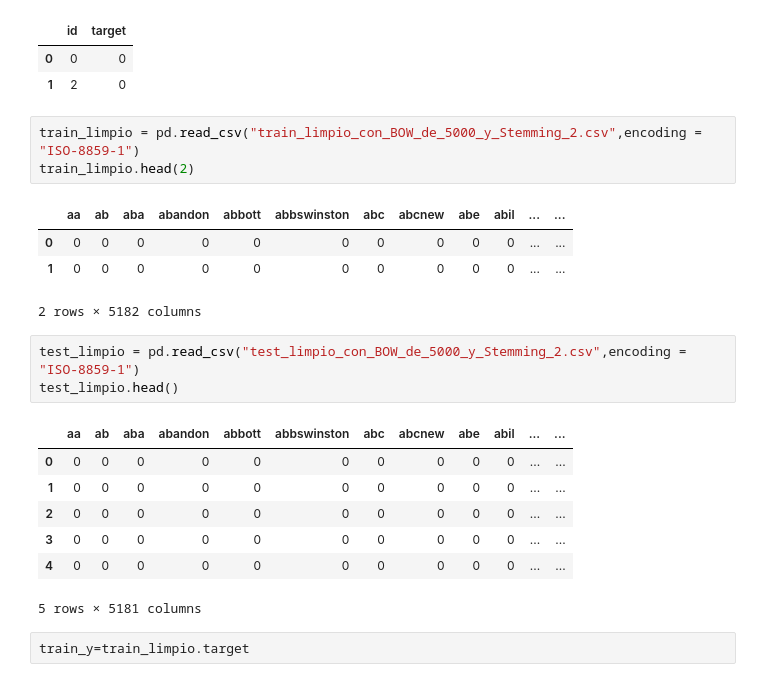
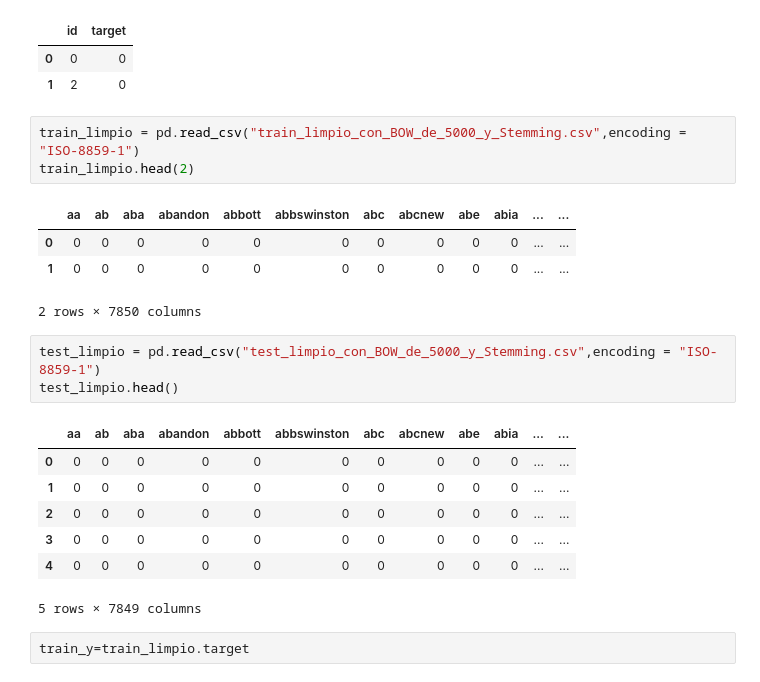
Before and after one commit to andi-carretero/TP2_Datos, a Jupyter notebook: CatBoost.ipynb, the cells around one changed output. Drawn from its saved outputs; the diff is of its cells as text.

```diff
--- a/CatBoost.ipynb
+++ b/CatBoost.ipynb
@@ -29,24 +29,24 @@ sample.head(2)
 | 0 | 0 | 0 |
 | 1 | 2 | 0 |
 # %%
-train_limpio = pd.read_csv("train_limpio_con_BOW_de_5000_y_Stemming_2.csv",encoding = "ISO-8859-1")
+train_limpio = pd.read_csv("train_limpio_con_BOW_de_5000_y_Stemming.csv",encoding = "ISO-8859-1")
 train_limpio.head(2)
 # %% [output]
-|  | aa | ab | aba | abandon | abbott | abbswinston | abc | abcnew | abe | abil | ... | ... |
+|  | aa | ab | aba | abandon | abbott | abbswinston | abc | abcnew | abe | abia | ... | ... |
 | 0 | 0 | 0 | 0 | 0 | 0 | 0 | 0 | 0 | 0 | 0 | ... | ... |
 | 1 | 0 | 0 | 0 | 0 | 0 | 0 | 0 | 0 | 0 | 0 | ... | ... |
-2 rows × 5182 columns
+2 rows × 7850 columns
 # %%
-test_limpio = pd.read_csv("test_limpio_con_BOW_de_5000_y_Stemming_2.csv",encoding = "ISO-8859-1")
+test_limpio = pd.read_csv("test_limpio_con_BOW_de_5000_y_Stemming.csv",encoding = "ISO-8859-1")
 test_limpio.head()
 # %% [output]
-|  | aa | ab | aba | abandon | abbott | abbswinston | abc | abcnew | abe | abil | ... | ... |
+|  | aa | ab | aba | abandon | abbott | abbswinston | abc | abcnew | abe | abia | ... | ... |
 | 0 | 0 | 0 | 0 | 0 | 0 | 0 | 0 | 0 | 0 | 0 | ... | ... |
 | 1 | 0 | 0 | 0 | 0 | 0 | 0 | 0 | 0 | 0 | 0 | ... | ... |
 | 2 | 0 | 0 | 0 | 0 | 0 | 0 | 0 | 0 | 0 | 0 | ... | ... |
 | 3 | 0 | 0 | 0 | 0 | 0 | 0 | 0 | 0 | 0 | 0 | ... | ... |
 | 4 | 0 | 0 | 0 | 0 | 0 | 0 | 0 | 0 | 0 | 0 | ... | ... |
-5 rows × 5181 columns
+5 rows × 7849 columns
 # %%
 train_y=train_limpio.target
 # %%
```
Also changed, not shown: parts of 15 cells of this notebook.
